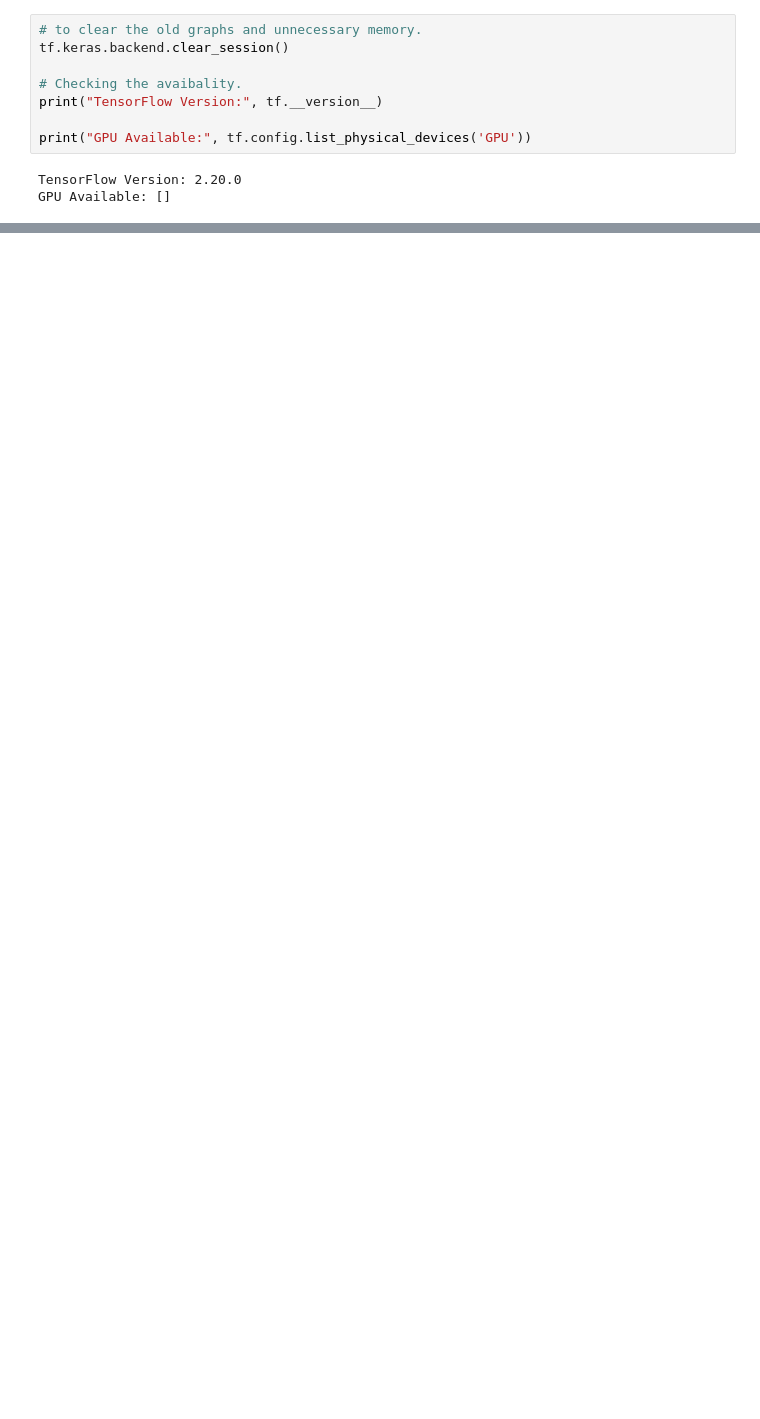
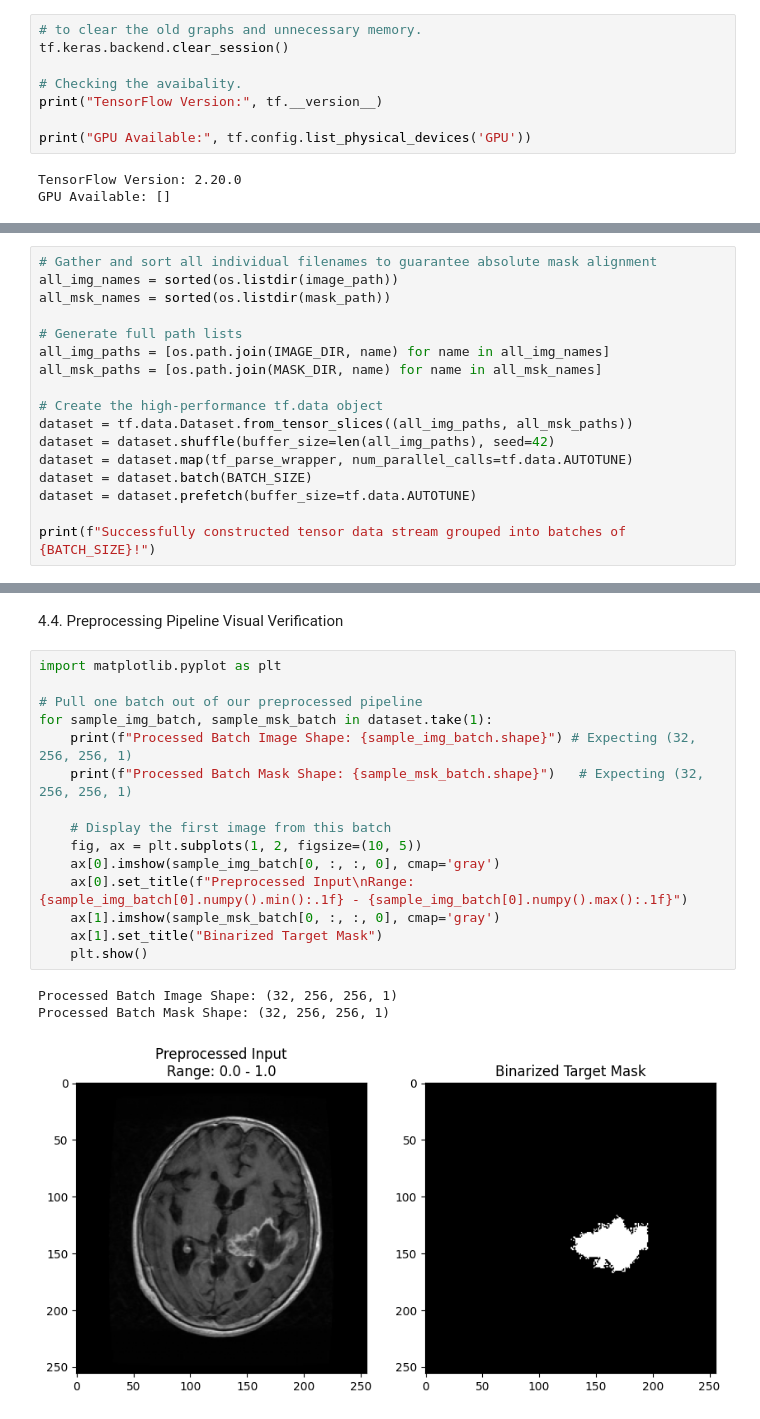
Before and after one commit to Hahaitsriya/MRI_Brain_Tumor_Segementation, a Jupyter notebook: MRI_Brain_Tumor_Segmentation.ipynb, the cells around one changed output, grey strips where cells are left out. Saved outputs shown, nothing was run; the diff lists cells and outputs as text; blank space fills up the shorter version.

```diff
--- a/MRI_Brain_Tumor_Segmentation.ipynb
+++ b/MRI_Brain_Tumor_Segmentation.ipynb
@@ -43,0 +285,17 @@ Saving kaggle (3).json to kaggle (3).json
+# %%
+# Gather and sort all individual filenames to guarantee absolute mask alignment
+all_img_names = sorted(os.listdir(image_path))
+all_msk_names = sorted(os.listdir(mask_path))
+
+# Generate full path lists
+all_img_paths = [os.path.join(IMAGE_DIR, name) for name in all_img_names]
+all_msk_paths = [os.path.join(MASK_DIR, name) for name in all_msk_names]
+
+# Create the high-performance tf.data object
+dataset = tf.data.Dataset.from_tensor_slices((all_img_paths, all_msk_paths))
+dataset = dataset.shuffle(buffer_size=len(all_img_paths), seed=42)
+dataset = dataset.map(tf_parse_wrapper, num_parallel_calls=tf.data.AUTOTUNE)
+dataset = dataset.batch(BATCH_SIZE)
+dataset = dataset.prefetch(buffer_size=tf.data.AUTOTUNE)
+
+print(f"Successfully constructed tensor data stream grouped into batches of {BATCH_SIZE}!")
@@ -43,0 +304,21 @@ Saving kaggle (3).json to kaggle (3).json
+# %% [markdown]
+4.4. Preprocessing Pipeline Visual Verification
+# %%
+import matplotlib.pyplot as plt
+
+# Pull one batch out of our preprocessed pipeline
+for sample_img_batch, sample_msk_batch in dataset.take(1):
+    print(f"Processed Batch Image Shape: {sample_img_batch.shape}") # Expecting (32, 256, 256, 1)
+    print(f"Processed Batch Mask Shape: {sample_msk_batch.shape}")   # Expecting (32, 256, 256, 1)
+
+    # Display the first image from this batch
+    fig, ax = plt.subplots(1, 2, figsize=(10, 5))
+    ax[0].imshow(sample_img_batch[0, :, :, 0], cmap='gray')
+    ax[0].set_title(f"Preprocessed Input\nRange: {sample_img_batch[0].numpy().min():.1f} - {sample_img_batch[0].numpy().max():.1f}")
+    ax[1].imshow(sample_msk_batch[0, :, :, 0], cmap='gray')
+    ax[1].set_title("Binarized Target Mask")
+    plt.show()
+# %% [output]
+Processed Batch Image Shape: (32, 256, 256, 1)
+Processed Batch Mask Shape: (32, 256, 256, 1)
+[figure, added]
```
Also changed, not shown: parts of 41 cells of this notebook.
